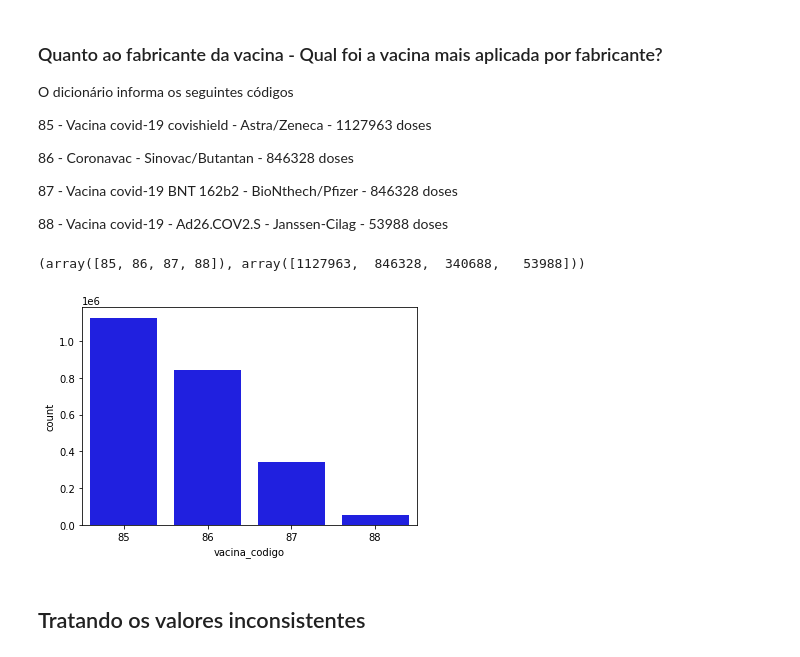
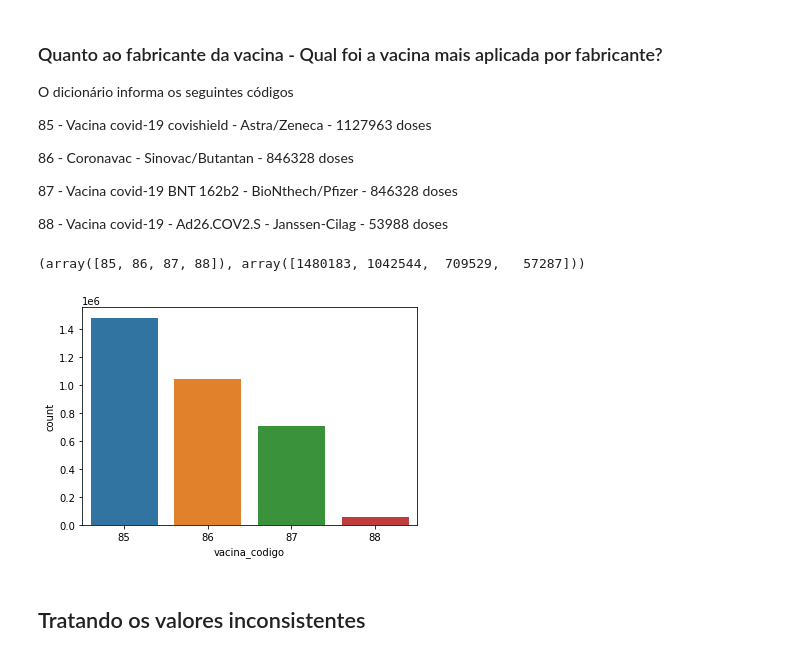
Before and after one commit to CarlenePSF/analise_vacina_rn, a Jupyter notebook: Vacinacao_RN.ipynb, the cells around one changed output. Cells and saved outputs as stored; diff of their text form; code cells hidden in the pictures.

```diff
--- a/Vacinacao_RN.ipynb
+++ b/Vacinacao_RN.ipynb
@@ -35,7 +35,7 @@ import plotly.express as px
 ## Explorando os dados superficialmente
 # %%
 # Carregando os dados do arquivo csv sobre a vacinação no Rio Grande do Norte
-data_vac = pd.read_csv('dados_vacina_RN_dirty.csv', sep=';')
+data_vac = pd.read_csv('vacina_RN.csv', sep=';')
 # %%
 # Vamos ver quantas linhas e colunas tem o nosso dataset
 
@@ -331,8 +328,8 @@ O dicionário informa os seguintes códigos
 #quanto ao fabricante
 np.unique(data_vac['vacina_codigo'], return_counts=True)
 # %% [output]
-(array([85, 86, 87, 88]), array([1127963,  846328,  340688,   53988]))
+(array([85, 86, 87, 88]), array([1480183, 1042544,  709529,   57287]))
 # %%
-sns.countplot(x = data_vac['vacina_codigo'], color='blue');
+sns.countplot(x = data_vac['vacina_codigo']);
 # %% [output]
-[figure, old version]
+[figure, new version]
```
Also changed, not shown: parts of 46 cells of this notebook, 1 other file.
